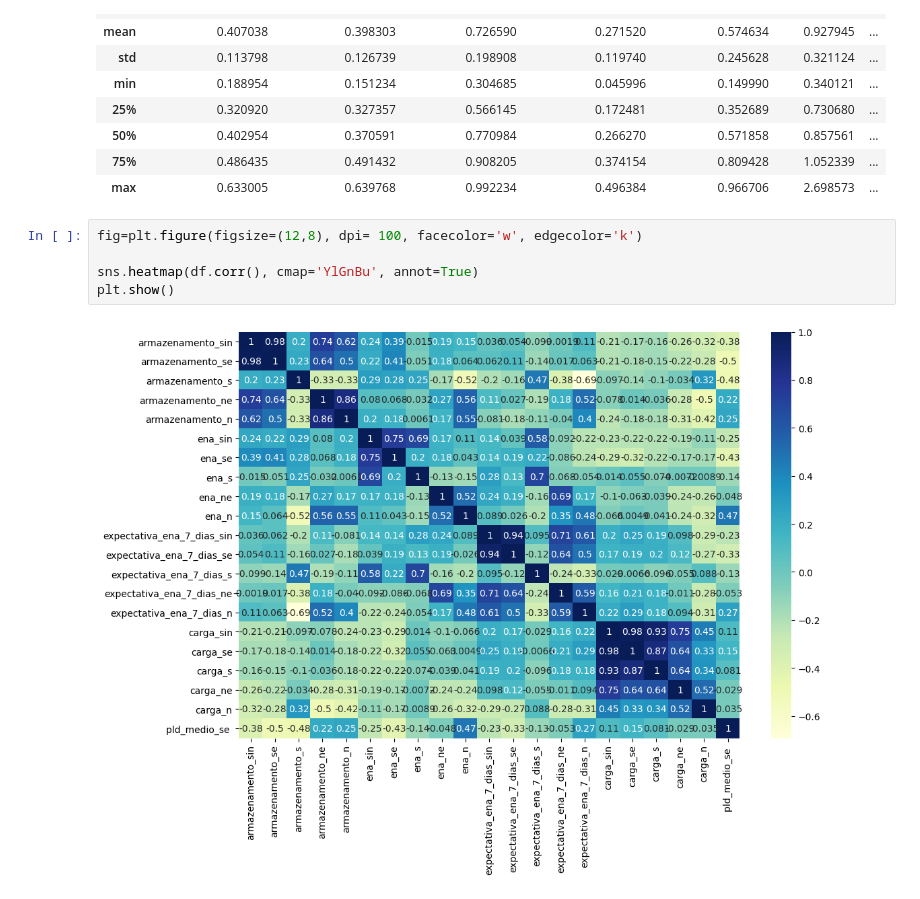
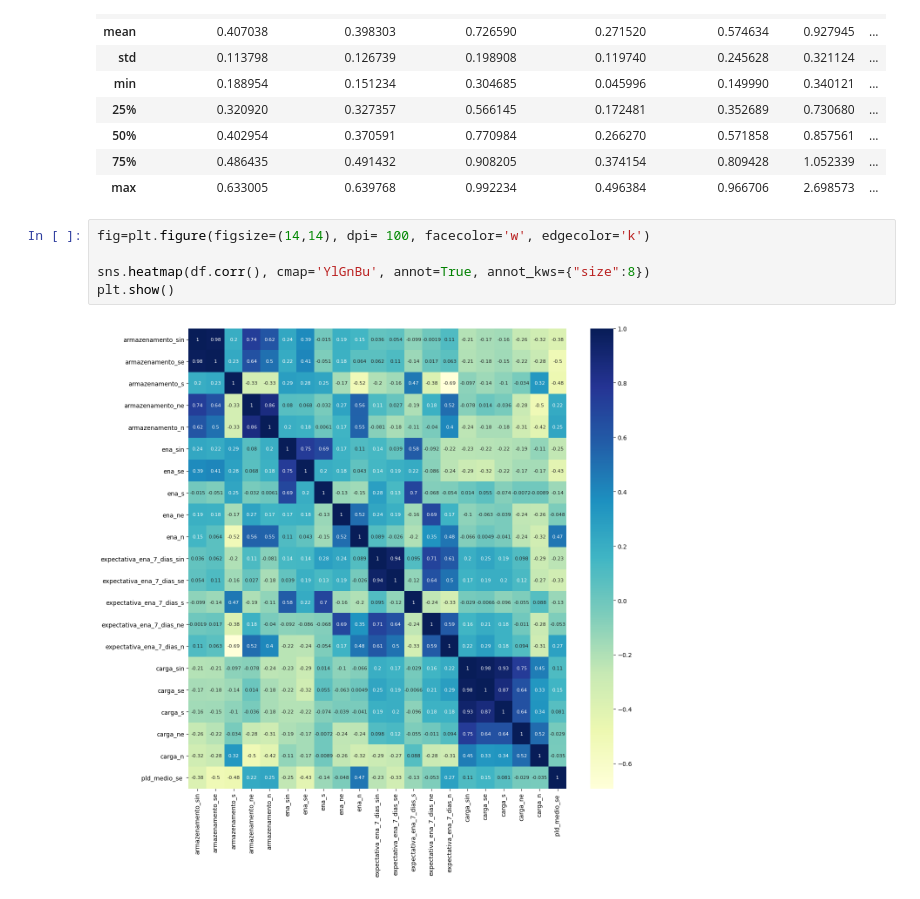
Before and after one commit to wsilveira-splunk/projeto_final_ciencia_dados_02_2020, a Jupyter notebook: projeto_final_ciencia_dados_02_2020.ipynb, the cells around one changed output. Drawn from its saved outputs; the diff is of its cells as text.

Commit message:
Heatmap adjusted

```diff
--- a/projeto_final_ciencia_dados_02_2020.ipynb
+++ b/projeto_final_ciencia_dados_02_2020.ipynb
@@ -96,9 +107,9 @@ df.describe()
 | 75% | 0.486435 | 0.491432 | 0.908205 | 0.374154 | 0.809428 | 1.052339 | ... |
 | max | 0.633005 | 0.639768 | 0.992234 | 0.496384 | 0.966706 | 2.698573 | ... |
 # %%
-fig=plt.figure(figsize=(12,8), dpi= 100, facecolor='w', edgecolor='k')
+fig=plt.figure(figsize=(14,14), dpi= 100, facecolor='w', edgecolor='k')
 
-sns.heatmap(df.corr(), cmap='YlGnBu', annot=True)
+sns.heatmap(df.corr(), cmap='YlGnBu', annot=True, annot_kws={"size":8})
 plt.show()
 # %% [output]
-[figure, old version]
+[figure, new version]
```
Also changed, not shown: parts of 1 cell of this notebook.
